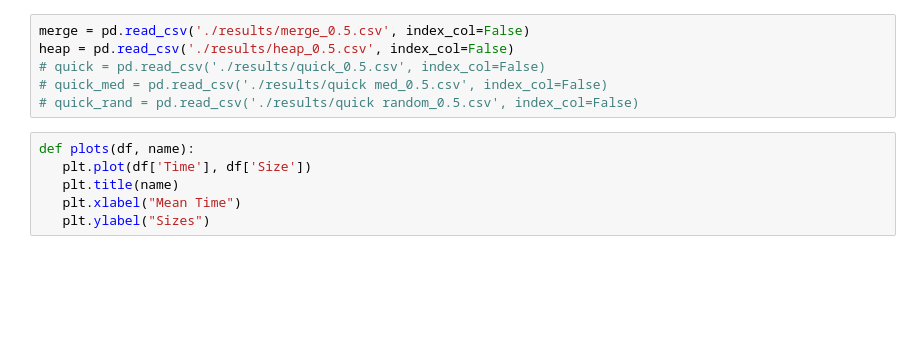
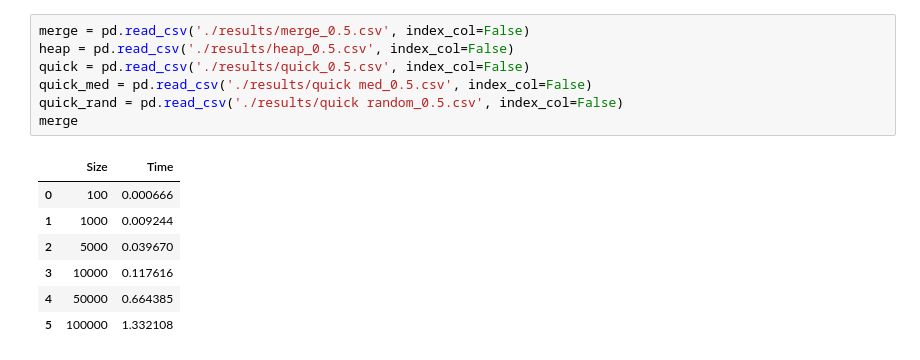
Before and after one commit to romulolassoares/trabalho-apa, a Jupyter notebook: main.ipynb, the cells around one changed output. Cells and saved outputs as stored; diff of their text form; blank space fills up the shorter version.

```diff
--- a/main.ipynb
+++ b/main.ipynb
@@ -7,12 +5,15 @@ ModuleNotFoundError: No module named 'matplotlib'
 # %%
 merge = pd.read_csv('./results/merge_0.5.csv', index_col=False)
 heap = pd.read_csv('./results/heap_0.5.csv', index_col=False)
-# quick = pd.read_csv('./results/quick_0.5.csv', index_col=False)
-# quick_med = pd.read_csv('./results/quick med_0.5.csv', index_col=False)
-# quick_rand = pd.read_csv('./results/quick random_0.5.csv', index_col=False)
+quick = pd.read_csv('./results/quick_0.5.csv', index_col=False)
+quick_med = pd.read_csv('./results/quick med_0.5.csv', index_col=False)
+quick_rand = pd.read_csv('./results/quick random_0.5.csv', index_col=False)
+merge
+# %% [output]
+|  | Size | Time |
+| 0 | 100 | 0.000666 |
+| 1 | 1000 | 0.009244 |
+| 2 | 5000 | 0.039670 |
+| 3 | 10000 | 0.117616 |
+| 4 | 50000 | 0.664385 |
+| 5 | 100000 | 1.332108 |
-# %%
-def plots(df, name):
-   plt.plot(df['Time'], df['Size'])
-   plt.title(name)
-   plt.xlabel("Mean Time")
-   plt.ylabel("Sizes")
```
Also changed, not shown: parts of 7 cells of this notebook.
